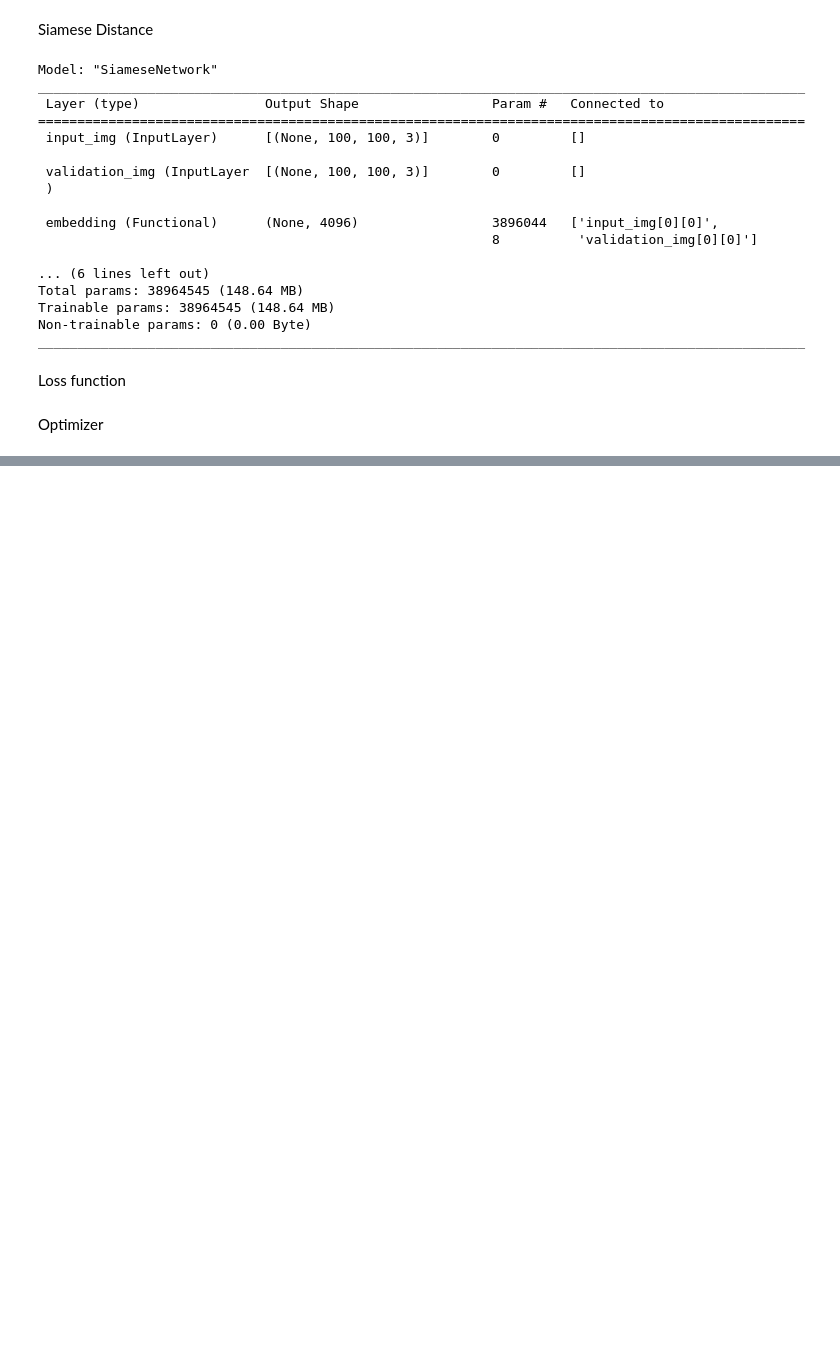
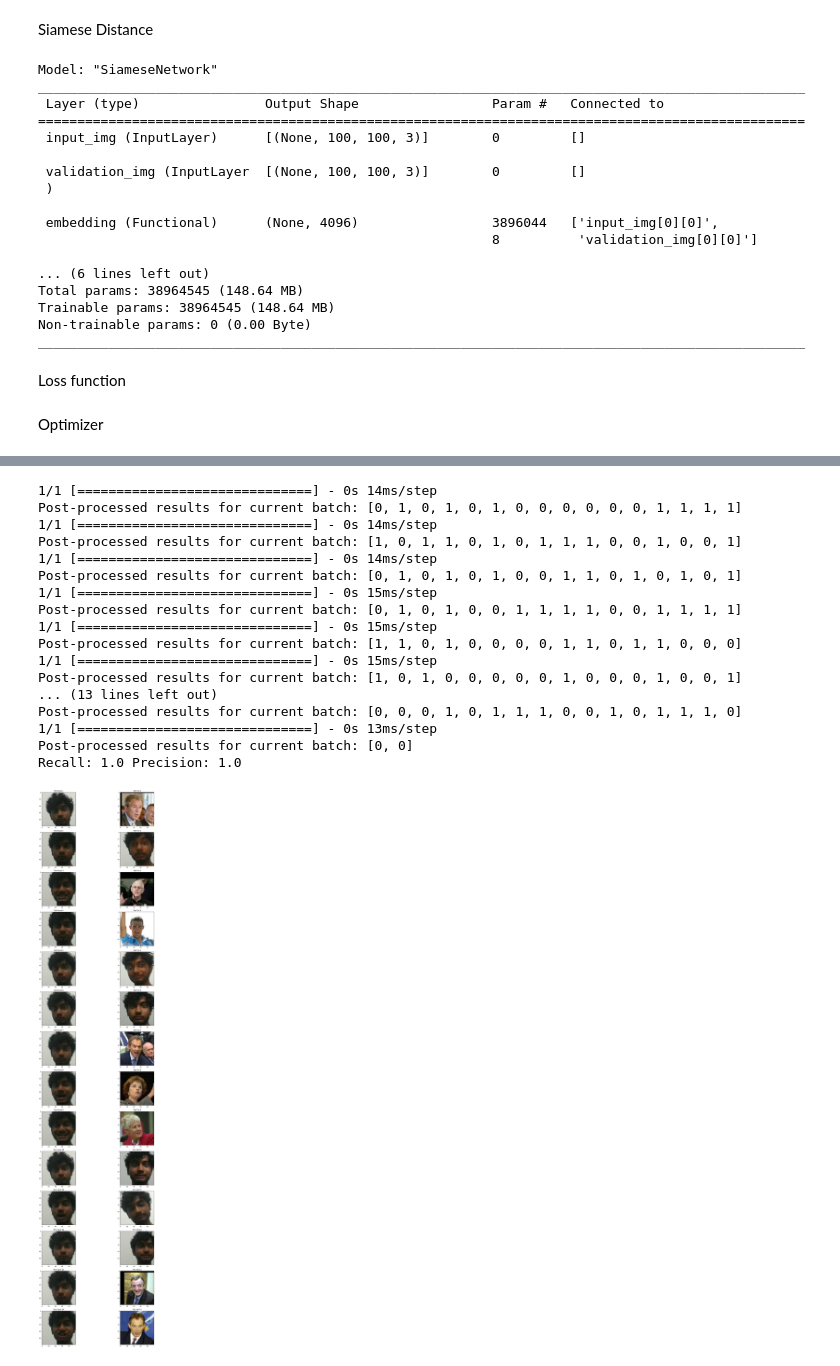
Before and after one commit to NiranjanV823/Facial-Detection-using-Siamese-Network, a Jupyter notebook: main.ipynb, the cells around one changed output, grey strips where cells are left out. Cells and saved outputs as stored; diff of their text form; code cells hidden in the pictures; blank space fills up the shorter version.

```diff
--- a/main.ipynb
+++ b/main.ipynb
@@ -390,0 +623,76 @@ opt = tf.keras.optimizers.Adam(1e-4)
+# %%
+import matplotlib.pyplot as plt
+import numpy as np
+# from tensorflow.keras.metrics import Recall, Precision
+
+# Assuming siamese_model is defined
+# test_data is assumed to be a tf.data.Dataset or similar that yields (test_input, test_val, y_true)
+
+# Initialize recall and precision
+r = Recall()
+p = Precision()
+
+# Lists to store the images for plotting
+test_input_images = []
+test_val_images = []
+post_processed_results = []
+
+# Evaluate model on test data
+for test_input, test_val, y_true in test_data.as_numpy_iterator():
+    yhat = siamese_model.predict([test_input, test_val])
+
+    # Post processing the results
+    yhat_processed = [1 if prediction > 0.5 else 0 for prediction in yhat]
+
+    # Update recall and precision with post-processed results
+    r.update_state(y_true, yhat_processed)
+    p.update_state(y_true, yhat_processed)
+
+    # Store the images and post-processed results for later plotting
+    test_input_images.append(test_input[0])
+    test_val_images.append(test_val[0])
+    post_processed_results.append(yhat_processed)
+
+    # Print the post-processed results
+    print("Post-processed results for current batch:", yhat_processed)
+
+# Print recall and precision results
+print("Recall:", r.result().numpy(), "Precision:", p.result().numpy())
+
+# Set plot size
+plt.figure(figsize=(20, len(test_input_images) * 4))
+
+# Loop through the images and plot them
+for i, (input_img, val_img) in enumerate(zip(test_input_images, test_val_images)):
+    # Set first subplot
+    plt.subplot(len(test_input_images), 2, 2 * i + 1)
+    plt.imshow(input_img)
+    plt.title(f"Test Input {i + 1}")
+
+    # Set second subplot
+    plt.subplot(len(test_input_images), 2, 2 * i + 2)
+    plt.imshow(val_img)
+    plt.title(f"Test Val {i + 1}")
+
+# Renders cleanly
+plt.tight_layout()
+plt.show()
+# %% [output]
+1/1 [==============================] - 0s 14ms/step
+Post-processed results for current batch: [0, 1, 0, 1, 0, 1, 0, 0, 0, 0, 0, 0, 1, 1, 1, 1]
+1/1 [==============================] - 0s 14ms/step
+Post-processed results for current batch: [1, 0, 1, 1, 0, 1, 0, 1, 1, 1, 0, 0, 1, 0, 0, 1]
+1/1 [==============================] - 0s 14ms/step
+Post-processed results for current batch: [0, 1, 0, 1, 0, 1, 0, 0, 1, 1, 0, 1, 0, 1, 0, 1]
+1/1 [==============================] - 0s 15ms/step
+Post-processed results for current batch: [0, 1, 0, 1, 0, 0, 1, 1, 1, 1, 0, 0, 1, 1, 1, 1]
+1/1 [==============================] - 0s 15ms/step
+Post-processed results for current batch: [1, 1, 0, 1, 0, 0, 0, 0, 1, 1, 0, 1, 1, 0, 0, 0]
+1/1 [==============================] - 0s 15ms/step
+Post-processed results for current batch: [1, 0, 1, 0, 0, 0, 0, 0, 1, 0, 0, 0, 1, 0, 0, 1]
+... (13 lines left out)
+Post-processed results for current batch: [0, 0, 0, 1, 0, 1, 1, 1, 0, 0, 1, 0, 1, 1, 1, 0]
+1/1 [==============================] - 0s 13ms/step
+Post-processed results for current batch: [0, 0]
+Recall: 1.0 Precision: 1.0
+[figure, added]
```
Also changed, not shown: parts of 29 cells of this notebook, 1 other file.
